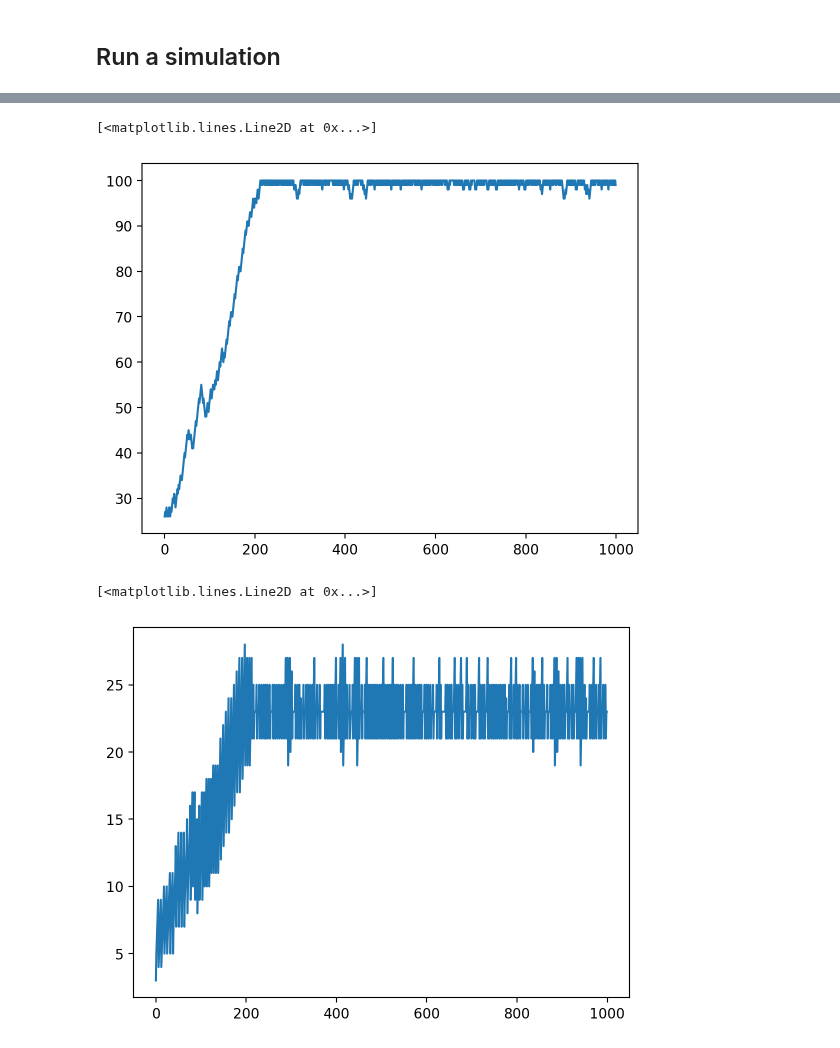
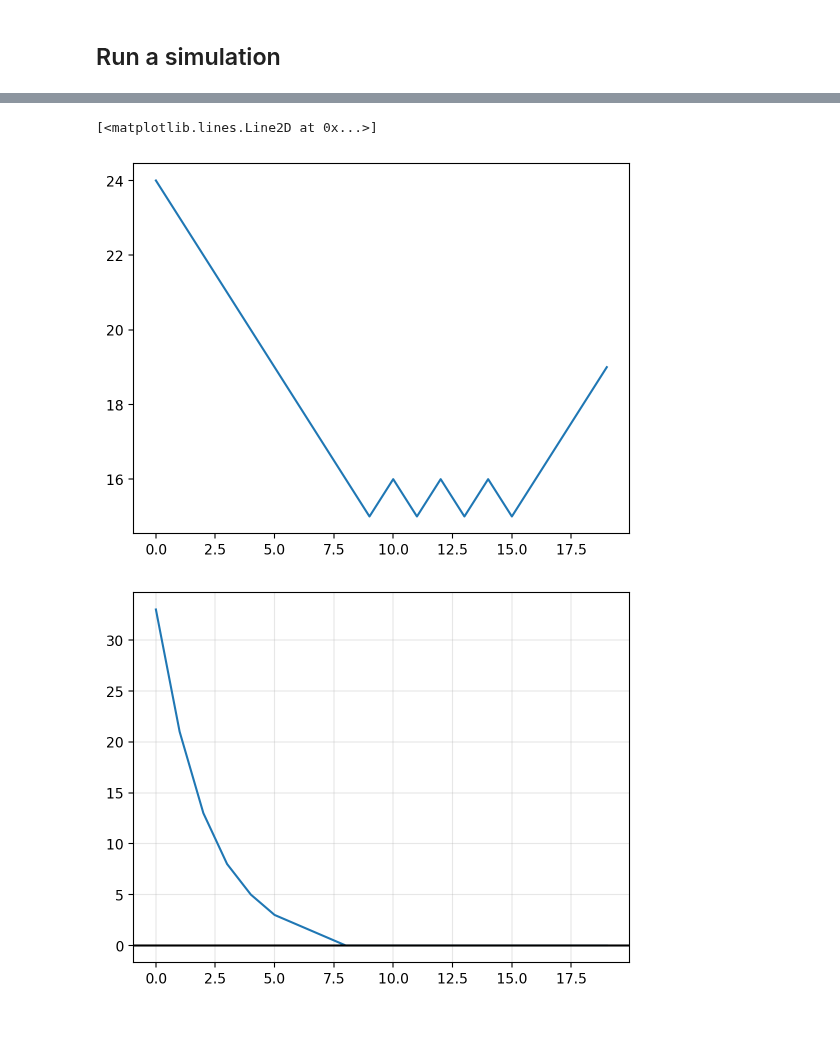
Before and after one commit to sapienzaio/online-ml-finance, a Jupyter notebook: price-impact.ipynb, the cells around one changed output, grey strips where cells are left out. Saved outputs shown, nothing was run; the diff lists cells and outputs as text; code cells hidden in the pictures.

Commit message:
fix: price-impact.ipynb

```diff
--- a/price-impact.ipynb
+++ b/price-impact.ipynb
@@ -93,11 +93,12 @@ def mdp(
     """
     Markov decision process
     """
-    p_impact = sigmoid(action * price_impact)
 
     # Probability price transition
-    side = price_next - price
-    side = (side + 1) // 2
+    diff = price_next - price
+    side = (diff + 1) // 2
+
+    p_impact = sigmoid(action * price_impact)
     pr_price = bern_pmf(side, p_impact) # either went up or down
 
     # Probability inventory transition
@@ -108,7 +109,10 @@ def mdp(
 
     # Probability reward
     pr_reward = (
-        reward == cash_next + inventory_next * price_next - inventory_aversion * inventory_next ** 2
+        reward == (
+            (inventory + action) * diff - (temporary_price_impact + inventory_aversion) * action ** 2
+            - 2 * inventory_aversion * action * inventory
+        )
     )
 
     pr = pr_price * pr_inventory * pr_cash * pr_reward
@@ -155,9 +159,10 @@ def action_value_function(
     new_prices = np.array([price - 1.0, price + 1.0])
     inventory_new = inventory + action
     cash_new = cash - action * (price + temporary_price_impact * action)
+
     rewards = (
-        cash_new + inventory_new * new_prices
-        - inventory_aversion * inventory_new ** 2
+        (inventory + action) * (new_prices - price) - (temporary_price_impact + inventory_aversion) * action ** 2
+        - 2 * inventory_aversion * action * inventory
     )
 
 
@@ -377,10 +382,10 @@ Text(0.5, 1.0, 'Cash = 10 | Value function')
 ## Run a simulation
 # %%
 price = 25
-inventory = 0
+inventory = 50
 cash = 10
 
-steps = 1000
+steps = 20
 price_hist = np.zeros(steps)
 action_hist = np.zeros(steps)
 reward_hist = np.zeros(steps)
@@ -415,12 +420,13 @@ plt.plot(reward_hist)
 plt.plot(price_hist)
 # %% [output]
 [<matplotlib.lines.Line2D at 0x...>]
-[figure, old version]
+[figure, new version]
 # %%
 plt.plot(inventory_hist)
+plt.axhline(y=0, c="black")
+plt.grid(alpha=0.3)
 # %% [output]
-[<matplotlib.lines.Line2D at 0x...>]
-[figure, old version]
+[figure, new version]
 # %%
 pd.Series(action_hist).plot()
 plt.axhline(y=0, c="black")
```
Also changed, not shown: parts of 9 cells of this notebook.
